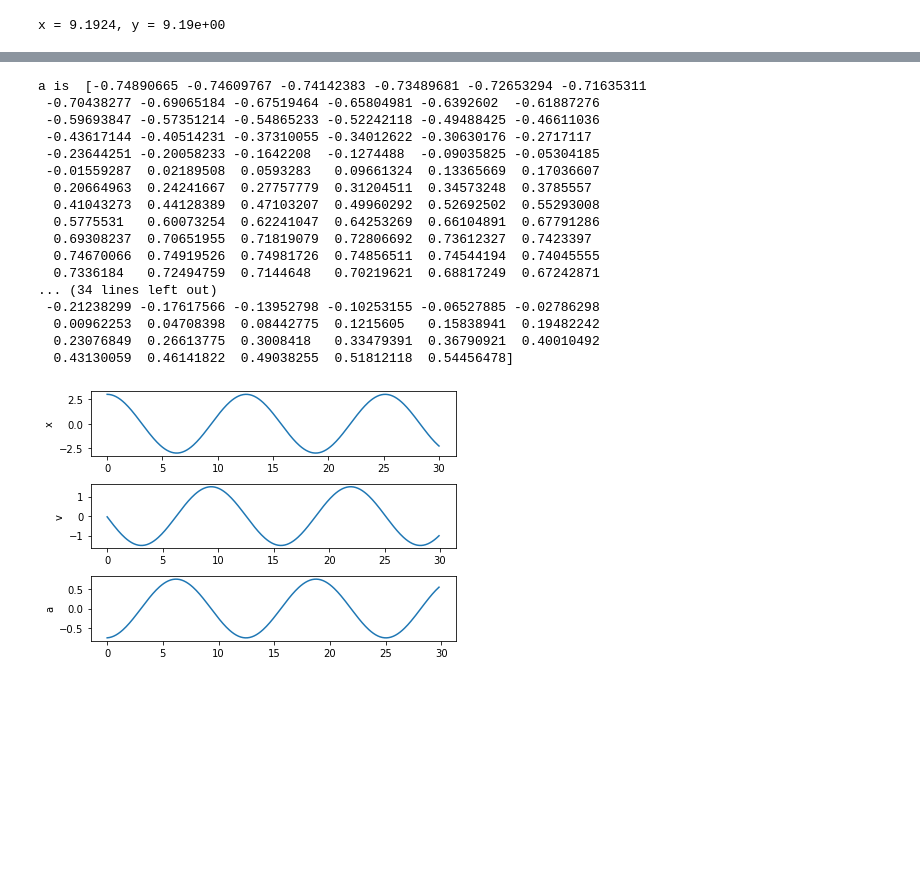
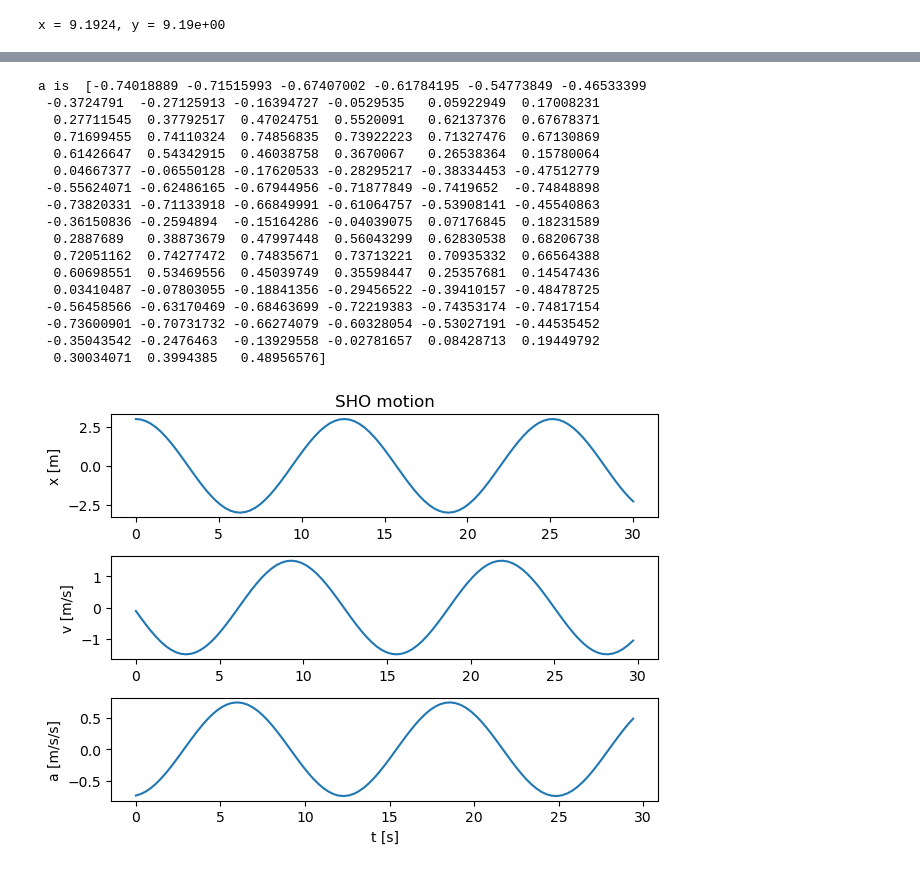
Before and after one commit to mdiamon/PHY407-UofT, a Jupyter notebook: Week01/L01-PythonBasics.ipynb, the cells around one changed output, grey strips where cells are left out. Saved outputs shown, nothing was run; the diff lists cells and outputs as text; code cells hidden in the pictures; blank space fills up the shorter version.

```diff
--- a/Week01/L01-PythonBasics.ipynb
+++ b/Week01/L01-PythonBasics.ipynb
@@ -167,12 +145,17 @@ import matplotlib.pyplot as plt  # import figure functions
 # %%
-# 2. Discretize
-
-# Define time grid and dependent variables
+# Define parameters
 omega = 0.5  # [rad/s] angular frequency
-A = 3.  # [m] diplacement amplitude
-t = np.linspace(0, 30., 301)  # time array: linear space from 0 to 10s, 101 elements
-N = len(t)  # number of time steps (length of time array)
-x = np.empty(N)  # array of positions (empty array of length N)
-v = np.empty(N-1)  # array of velocities (empty array of length N-1)
-a = np.empty(N-2)  # array of accelerations (empty array of length N-2)
+A = 3.  # [m] displacement amplitude
+# discretize time
+endtime = 30. # [s] duration of simulation
+N = 101 # number of time points
+t = np.linspace(0, endtime, N)
+# arrays of dependent variables: positions, velocities, accelerations
+x = np.empty(N)
+v = np.empty(N-1)
+a = np.empty(N-2)
+# %%
+# operation for finite difference algorithm
+def finite_diff(val1, val2, delta):
+    return (val2 - val1) / delta
 # %%
@@ -180,12 +163,11 @@ a = np.empty(N-2)  # array of accelerations (empty array of length N-2)
 x = A*np.cos(omega*t)
 # %%
-# 2. discretize and 4. evalutize (here, apply algorithm)
 # Define velocity using finite differences: v = Delta x/Delta t
 dt = t[1] - t[0]
 for k in range(N-1):
-    v[k] = (x[k+1]-x[k])/dt
+    v[k] = finite_diff (x[k], x[k+1], dt)
 
 # Define acceleration using finite differences: a = Delta v/Delta t
-for k in range(len(x)-2):
-    a[k] = (v[k+1]-v[k])/dt
+for k in range(N-2):
+    a[k] = finite_diff (v[k], v[k+1], dt)
 # %%
@@ -233,43 +205,45 @@ x is  [ 3.          2.99625078  2.9850125   2.96631323  2.94019973  2.90673727
 # %%
 print("a is ", a)
 # %% [output]
-a is  [-0.74890665 -0.74609767 -0.74142383 -0.73489681 -0.72653294 -0.71635311
- -0.70438277 -0.69065184 -0.67519464 -0.65804981 -0.6392602  -0.61887276
- -0.59693847 -0.57351214 -0.54865233 -0.52242118 -0.49488425 -0.46611036
- -0.43617144 -0.40514231 -0.37310055 -0.34012622 -0.30630176 -0.2717117
- -0.23644251 -0.20058233 -0.1642208  -0.1274488  -0.09035825 -0.05304185
- -0.01559287  0.02189508  0.0593283   0.09661324  0.13365669  0.17036607
-  0.20664963  0.24241667  0.27757779  0.31204511  0.34573248  0.3785557
-  0.41043273  0.44128389  0.47103207  0.49960292  0.52692502  0.55293008
-  0.5775531   0.60073254  0.62241047  0.64253269  0.66104891  0.67791286
-  0.69308237  0.70651955  0.71819079  0.72806692  0.73612327  0.7423397
-  0.74670066  0.74919526  0.74981726  0.74856511  0.74544194  0.74045555
-  0.7336184   0.72494759  0.7144648   0.70219621  0.68817249  0.67242871
-... (34 lines left out)
- -0.21238299 -0.17617566 -0.13952798 -0.10253155 -0.06527885 -0.02786298
-  0.00962253  0.04708398  0.08442775  0.1215605   0.15838941  0.19482242
-  0.23076849  0.26613775  0.3008418   0.33479391  0.36790921  0.40010492
-  0.43130059  0.46141822  0.49038255  0.51812118  0.54456478]
+a is  [-0.74018889 -0.71515993 -0.67407002 -0.61784195 -0.54773849 -0.46533399
+ -0.3724791  -0.27125913 -0.16394727 -0.0529535   0.05922949  0.17008231
+  0.27711545  0.37792517  0.47024751  0.5520091   0.62137376  0.67678371
+  0.71699455  0.74110324  0.74856835  0.73922223  0.71327476  0.67130869
+  0.61426647  0.54342915  0.46038758  0.3670067   0.26538364  0.15780064
+  0.04667377 -0.06550128 -0.17620533 -0.28295217 -0.38334453 -0.47512779
+ -0.55624071 -0.62486165 -0.67944956 -0.71877849 -0.7419652  -0.74848898
+ -0.73820331 -0.71133918 -0.66849991 -0.61064757 -0.53908141 -0.45540863
+ -0.36150836 -0.2594894  -0.15164286 -0.04039075  0.07176845  0.18231589
+  0.2887689   0.38873679  0.47997448  0.56043299  0.62830538  0.68206738
+  0.72051162  0.74277472  0.74835671  0.73713221  0.70935332  0.66564388
+  0.60698551  0.53469556  0.45039749  0.35598447  0.25357681  0.14547436
+  0.03410487 -0.07803055 -0.18841356 -0.29456522 -0.39410157 -0.48478725
+ -0.56458566 -0.63170469 -0.68463699 -0.72219383 -0.74353174 -0.74817154
+ -0.73600901 -0.70731732 -0.66274079 -0.60328054 -0.53027191 -0.44535452
+ -0.35043542 -0.2476463  -0.13929558 -0.02781657  0.08428713  0.19449792
+  0.30034071  0.3994385   0.48956576]
 # %%
 # plot results
-def plot_da_fig(t, x, v, a, N):
+def plot_results(t, x, v, a, N):
     plt.figure()
 
     plt.subplot(3, 1, 1)
     plt.plot(t, x)
-    plt.ylabel('x')
+    plt.title("SHO motion")
+    plt.ylabel('x [m]')
 
     plt.subplot(3, 1, 2)
     plt.plot(t[:-1], v)
-    plt.ylabel('v')
+    plt.ylabel('v [m/s]')
 
     plt.subplot(3, 1, 3)
     plt.plot(t[:-2], a)
-    plt.ylabel('a')
+    plt.ylabel('a [m/s/s]')
+    plt.xlabel('t [s]')
 
     plt.tight_layout()
     # plt.savefig('T01.pdf')  # saves a pdf figure on disk
 # %%
-plot_da_fig(t, x, v, a, N)
+plot_results(t, x, v, a, N)
 # %% [output]
-[figure, old version]
+[figure, new version]
```
Also changed, not shown: parts of 25 cells of this notebook, 1 other file.
